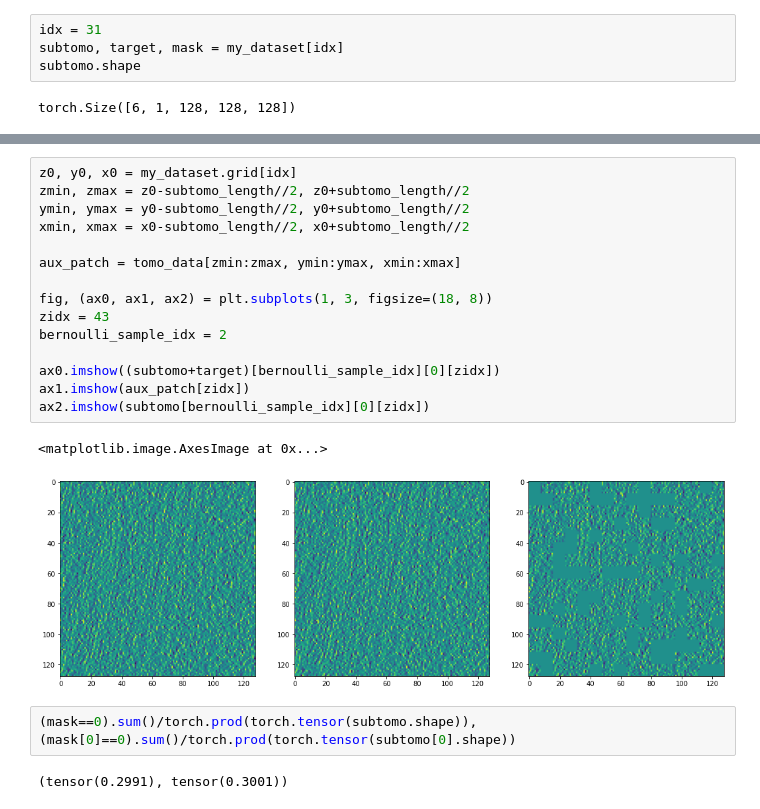
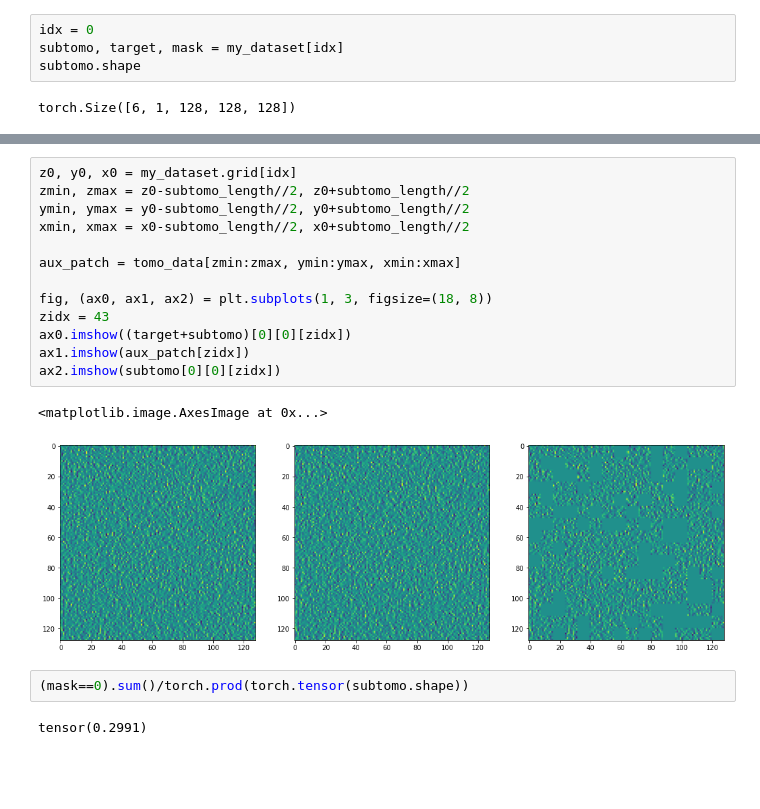
Before and after one commit to Fickincool/master-thesis, a Jupyter notebook: Notebooks/6.00_self2selfDenoising/6.00_dataloader_pilot.ipynb, the cells around one changed output, grey strips where cells are left out. Cells and saved outputs as stored; diff of their text form; blank space fills up the shorter version.

```diff
--- a/Notebooks/6.00_self2selfDenoising/6.00_dataloader_pilot.ipynb
+++ b/Notebooks/6.00_self2selfDenoising/6.00_dataloader_pilot.ipynb
@@ -191,7 +197,7 @@ ymax, xmax
 # %% [output]
 (464, 464)
 # %%
-idx = 31
+idx = 0
 subtomo, target, mask = my_dataset[idx]
 subtomo.shape
 # %% [output]
@@ -233,23 +216,21 @@ plt.hist(my_dataset.data.flatten().numpy(), alpha=0.1, density=True, color='red'
 # %%
 z0, y0, x0 = my_dataset.grid[idx]
 zmin, zmax = z0-subtomo_length//2, z0+subtomo_length//2
 ymin, ymax = y0-subtomo_length//2, y0+subtomo_length//2
 xmin, xmax = x0-subtomo_length//2, x0+subtomo_length//2
 
 aux_patch = tomo_data[zmin:zmax, ymin:ymax, xmin:xmax]
 
 fig, (ax0, ax1, ax2) = plt.subplots(1, 3, figsize=(18, 8))
 zidx = 43
-bernoulli_sample_idx = 2
-
-ax0.imshow((subtomo+target)[bernoulli_sample_idx][0][zidx])
+ax0.imshow((target+subtomo)[0][0][zidx])
 ax1.imshow(aux_patch[zidx])
-ax2.imshow(subtomo[bernoulli_sample_idx][0][zidx])
+ax2.imshow(subtomo[0][0][zidx])
 # %% [output]
 <matplotlib.image.AxesImage at 0x...>
-[figure, old version]
+[figure, new version]
 # %%
-(mask==0).sum()/torch.prod(torch.tensor(subtomo.shape)), (mask[0]==0).sum()/torch.prod(torch.tensor(subtomo[0].shape))
+(mask==0).sum()/torch.prod(torch.tensor(subtomo.shape))
 # %% [output]
-(tensor(0.2991), tensor(0.3001))
+tensor(0.2991)
 # %%
```
Also changed, not shown: parts of 10 cells of this notebook, 8 other files.
